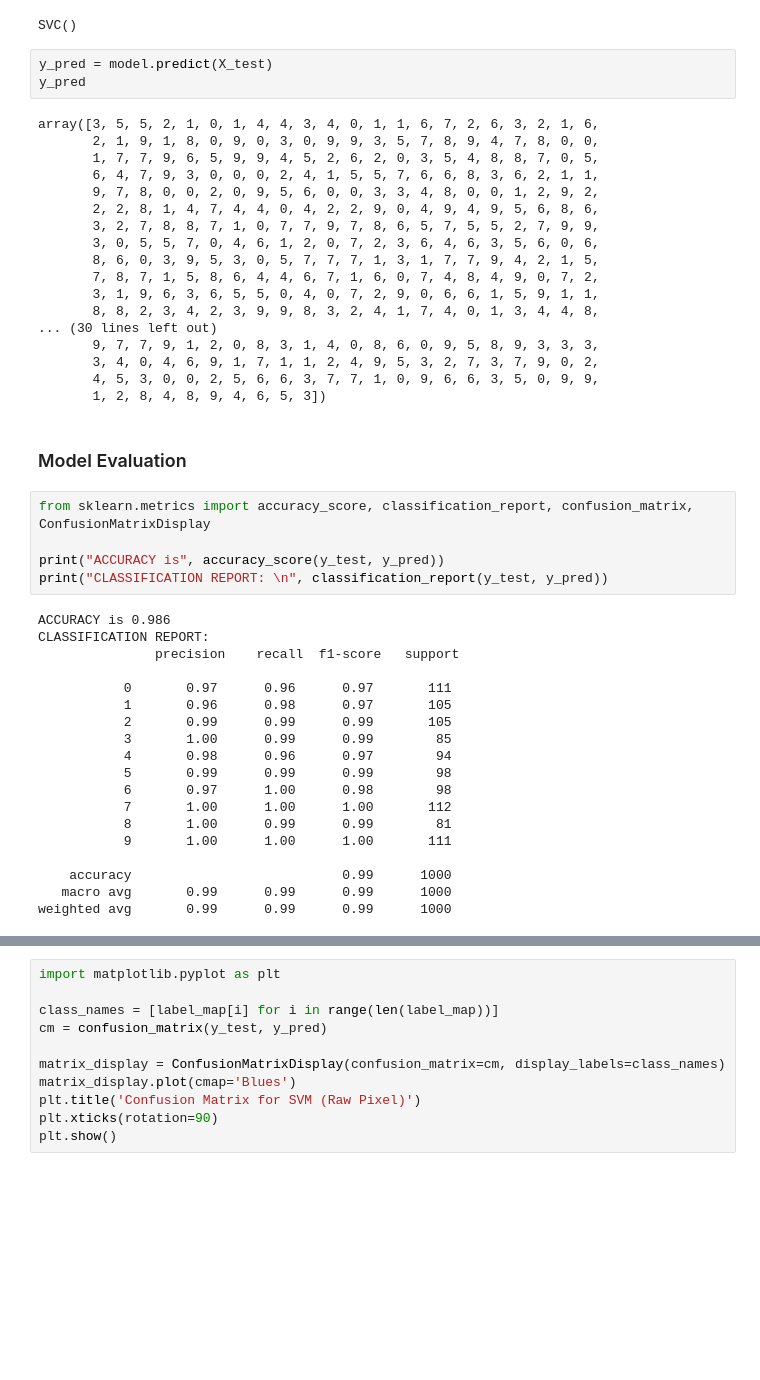
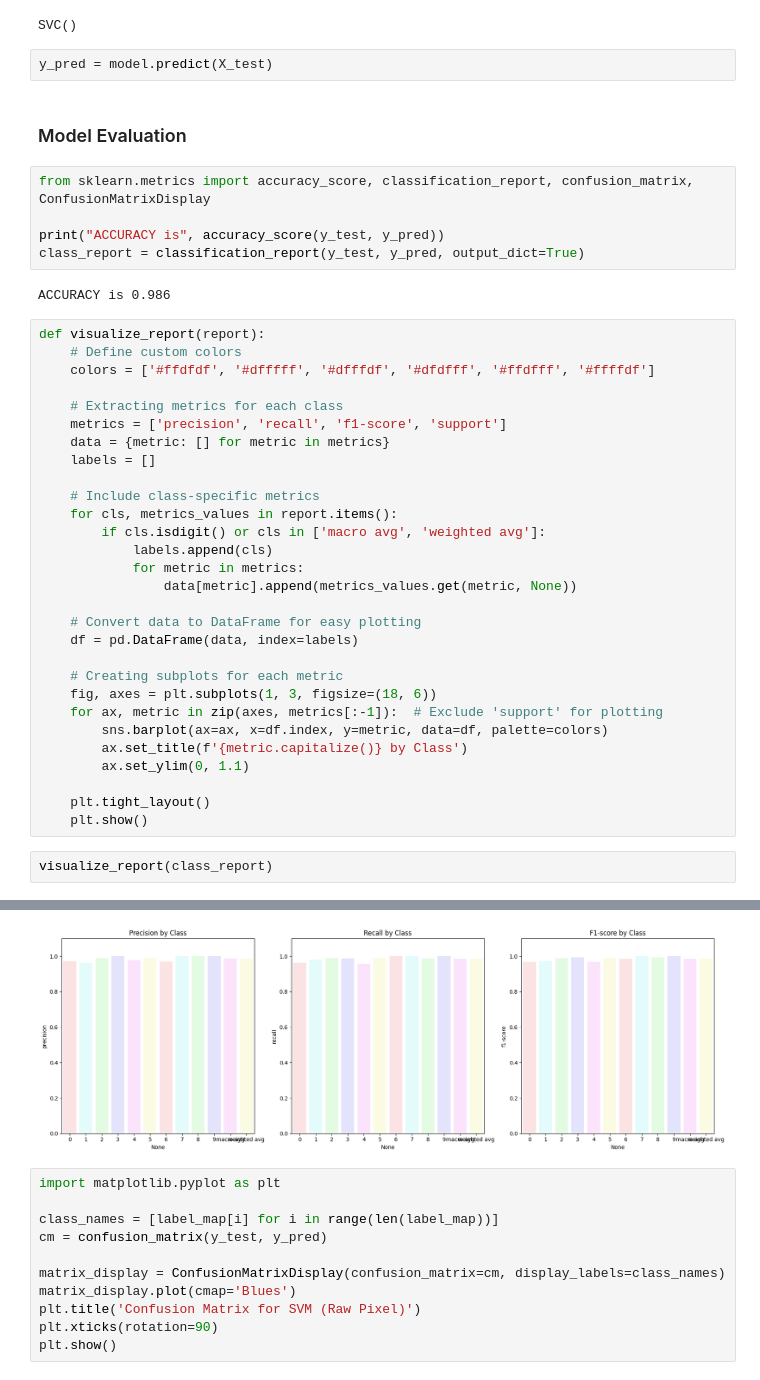
Before and after one commit to augustusamedume1234/DeepLearningAssignment1, a Jupyter notebook: Notebooks/RawPixel.ipynb, the cells around one changed output, grey strips where cells are left out. Drawn from its saved outputs; the diff is of its cells as text; blank space fills up the shorter version.

```diff
--- a/Notebooks/Assigment1.ipynb
+++ b/Notebooks/RawPixel.ipynb
@@ -185,48 +189,44 @@ model.fit(X_train, y_train)
 SVC()
 # %%
 y_pred = model.predict(X_test)
-y_pred
-# %% [output]
-array([3, 5, 5, 2, 1, 0, 1, 4, 4, 3, 4, 0, 1, 1, 6, 7, 2, 6, 3, 2, 1, 6,
-       2, 1, 9, 1, 8, 0, 9, 0, 3, 0, 9, 9, 3, 5, 7, 8, 9, 4, 7, 8, 0, 0,
-       1, 7, 7, 9, 6, 5, 9, 9, 4, 5, 2, 6, 2, 0, 3, 5, 4, 8, 8, 7, 0, 5,
-       6, 4, 7, 9, 3, 0, 0, 0, 2, 4, 1, 5, 5, 7, 6, 6, 8, 3, 6, 2, 1, 1,
-       9, 7, 8, 0, 0, 2, 0, 9, 5, 6, 0, 0, 3, 3, 4, 8, 0, 0, 1, 2, 9, 2,
-       2, 2, 8, 1, 4, 7, 4, 4, 0, 4, 2, 2, 9, 0, 4, 9, 4, 9, 5, 6, 8, 6,
-       3, 2, 7, 8, 8, 7, 1, 0, 7, 7, 9, 7, 8, 6, 5, 7, 5, 5, 2, 7, 9, 9,
-       3, 0, 5, 5, 7, 0, 4, 6, 1, 2, 0, 7, 2, 3, 6, 4, 6, 3, 5, 6, 0, 6,
-       8, 6, 0, 3, 9, 5, 3, 0, 5, 7, 7, 7, 1, 3, 1, 7, 7, 9, 4, 2, 1, 5,
-       7, 8, 7, 1, 5, 8, 6, 4, 4, 6, 7, 1, 6, 0, 7, 4, 8, 4, 9, 0, 7, 2,
-       3, 1, 9, 6, 3, 6, 5, 5, 0, 4, 0, 7, 2, 9, 0, 6, 6, 1, 5, 9, 1, 1,
-       8, 8, 2, 3, 4, 2, 3, 9, 9, 8, 3, 2, 4, 1, 7, 4, 0, 1, 3, 4, 4, 8,
-... (30 lines left out)
-       9, 7, 7, 9, 1, 2, 0, 8, 3, 1, 4, 0, 8, 6, 0, 9, 5, 8, 9, 3, 3, 3,
-       3, 4, 0, 4, 6, 9, 1, 7, 1, 1, 2, 4, 9, 5, 3, 2, 7, 3, 7, 9, 0, 2,
-       4, 5, 3, 0, 0, 2, 5, 6, 6, 3, 7, 7, 1, 0, 9, 6, 6, 3, 5, 0, 9, 9,
-       1, 2, 8, 4, 8, 9, 4, 6, 5, 3])
 # %% [markdown]
 ### Model Evaluation
 # %%
 from sklearn.metrics import accuracy_score, classification_report, confusion_matrix, ConfusionMatrixDisplay
 
 print("ACCURACY is", accuracy_score(y_test, y_pred))
-print("CLASSIFICATION REPORT: \n", classification_report(y_test, y_pred))
+class_report = classification_report(y_test, y_pred, output_dict=True)
 # %% [output]
 ACCURACY is 0.986
-CLASSIFICATION REPORT:
-               precision    recall  f1-score   support
-
-           0       0.97      0.96      0.97       111
-           1       0.96      0.98      0.97       105
-           2       0.99      0.99      0.99       105
-           3       1.00      0.99      0.99        85
-           4       0.98      0.96      0.97        94
-           5       0.99      0.99      0.99        98
-           6       0.97      1.00      0.98        98
-           7       1.00      1.00      1.00       112
-           8       1.00      0.99      0.99        81
-           9       1.00      1.00      1.00       111
-
-    accuracy                           0.99      1000
-   macro avg       0.99      0.99      0.99      1000
-weighted avg       0.99      0.99      0.99      1000
+# %%
+def visualize_report(report):
+    # Define custom colors
+    colors = ['#ffdfdf', '#dfffff', '#dfffdf', '#dfdfff', '#ffdfff', '#ffffdf']
+
+    # Extracting metrics for each class
+    metrics = ['precision', 'recall', 'f1-score', 'support']
+    data = {metric: [] for metric in metrics}
+    labels = []
+
+    # Include class-specific metrics
+    for cls, metrics_values in report.items():
+        if cls.isdigit() or cls in ['macro avg', 'weighted avg']:
+            labels.append(cls)
+            for metric in metrics:
+                data[metric].append(metrics_values.get(metric, None))
+
+    # Convert data to DataFrame for easy plotting
+    df = pd.DataFrame(data, index=labels)
+
+    # Creating subplots for each metric
+    fig, axes = plt.subplots(1, 3, figsize=(18, 6))
+    for ax, metric in zip(axes, metrics[:-1]):  # Exclude 'support' for plotting
+        sns.barplot(ax=ax, x=df.index, y=metric, data=df, palette=colors)
+        ax.set_title(f'{metric.capitalize()} by Class')
+        ax.set_ylim(0, 1.1)
+
+    plt.tight_layout()
+    plt.show()
+# %%
+visualize_report(class_report)
+# %% [output]
@@ -233,3 +250,4 @@ weighted avg       0.99      0.99      0.99      1000
+[figure, added]
 # %%
 import matplotlib.pyplot as plt
 
```
Also changed, not shown: parts of 19 cells of this notebook, 3 other files.
